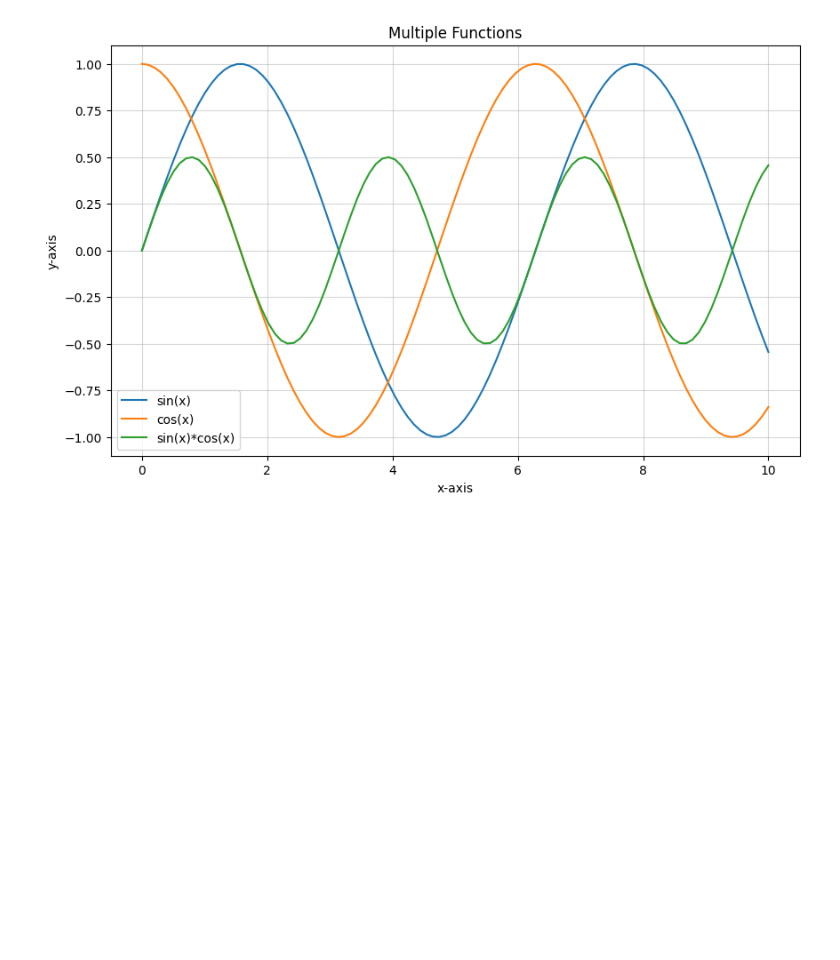
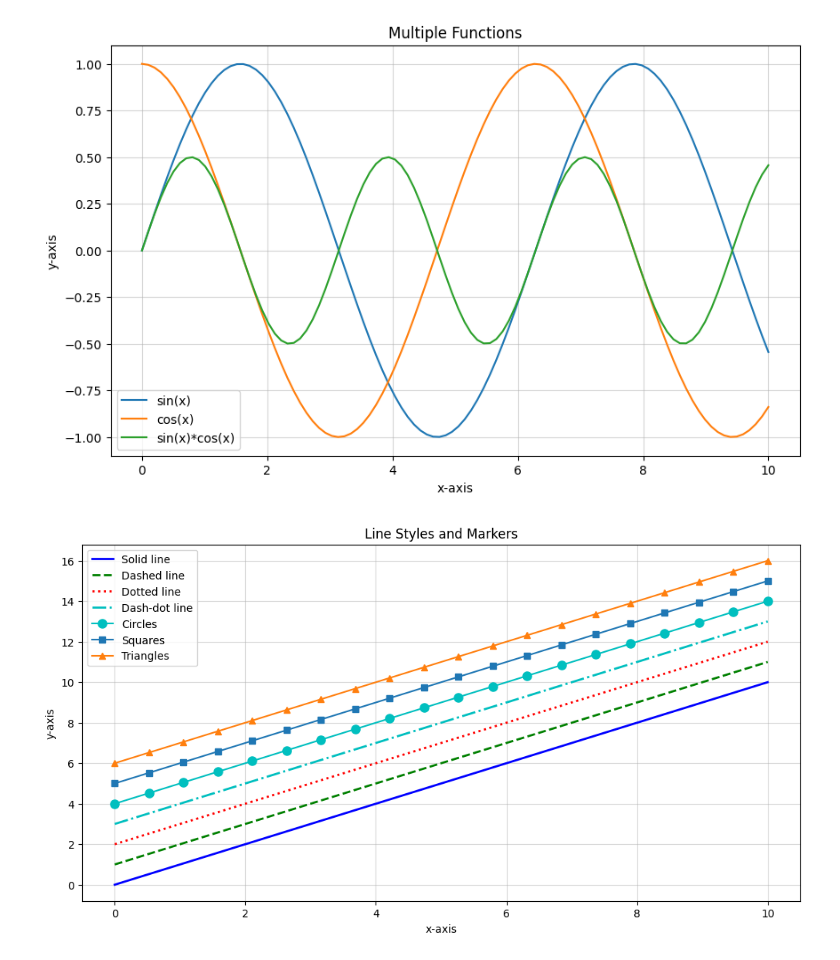
Before and after one commit to Deepanki-sketch/python-basics, a Jupyter notebook: Matplotlib/Matplotlib.ipynb, the cells around one changed output. Cells and saved outputs as stored; diff of their text form; code cells hidden in the pictures; blank space fills up the shorter version.

```diff
--- a/Matplotlib/Matplotlib.ipynb
+++ b/Matplotlib/Matplotlib.ipynb
@@ -44,3 +44,29 @@ plt.grid(True, alpha = 0.5)
 plt.show()
 # %% [output]
 [figure]
+# %%
+import numpy as np
+import matplotlib.pyplot as plt
+x = np.linspace(0,10,20)
+plt.figure(figsize=(12,6))
+
+plt.plot(x,x,'b-',label = "Solid line",linewidth = 2)
+plt.plot(x,x+1,'g--',label = "Dashed line",linewidth = 2)
+plt.plot(x,x+2,'r:',label = "Dotted line",linewidth = 2)
+plt.plot(x,x+3,'c-.',label = "Dash-dot line",linewidth = 2)
+plt.plot(x,x+4,'co-',label = "Circles", markersize = 8)
+plt.plot(x,x+5,'s-',label ='Squares', markersize = 6)
+plt.plot(x,x+6,'^-',label='Triangles', markersize = 6)
+plt.xlabel("x-axis")
+plt.ylabel("y-axis")
+plt.title("Line Styles and Markers")
+plt.legend()
+plt.grid(True, alpha = 0.5)
+plt.show()
+
+#common format string: [color][marker][line]
+#Colors: b=blue, g=green, r=red, c=cyan, m=magenta, y=yellow, k=black, w=white
+#markers: o(circle), s(square), ^(triangle), *(star), +(plus), x(cross), D(diamond)
+#Lines: -(solid), --(dashed), -.(dash-dot), :(dotted)
+# %% [output]
+[figure, added]
```
Also changed, not shown: 2 other files.
